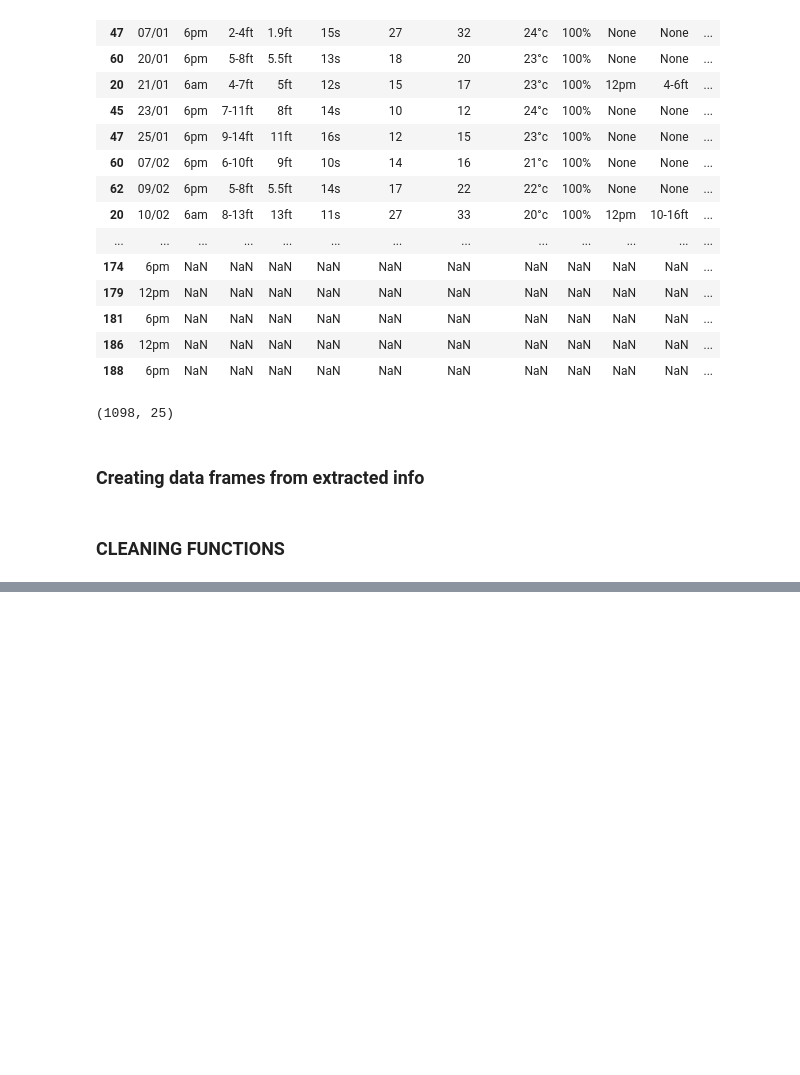
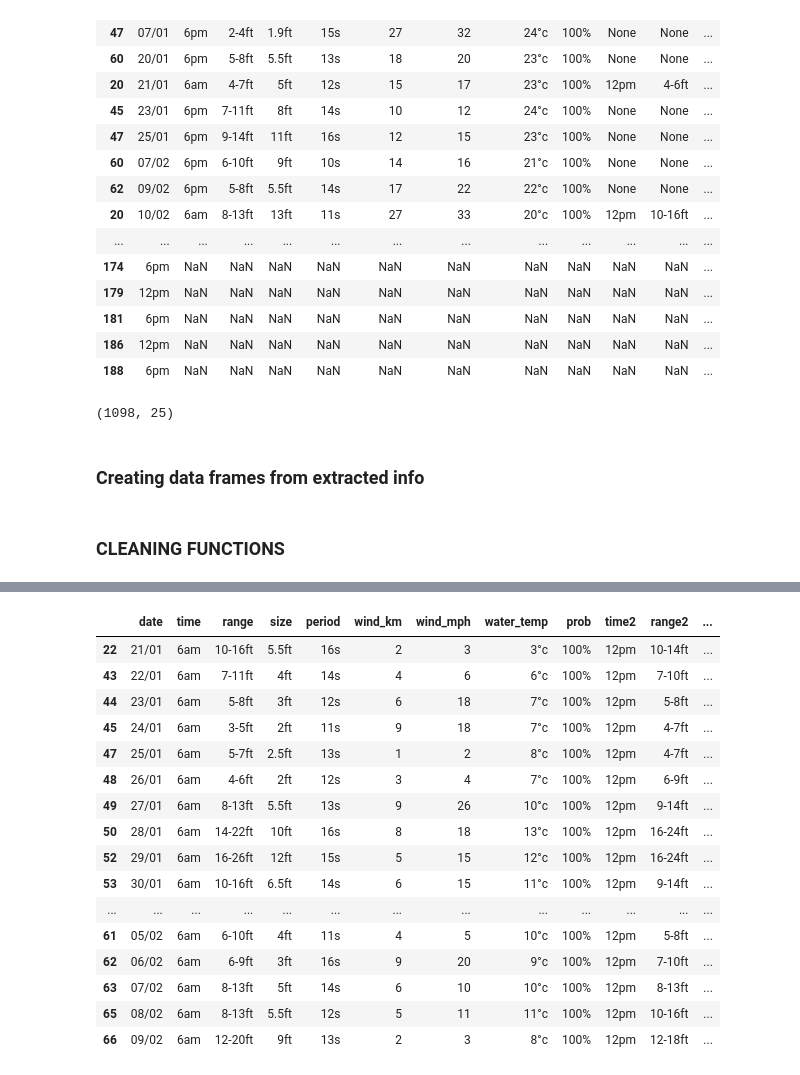
Before and after one commit to lukesmith194/SurfScanner, a Jupyter notebook: LUKE_Limpieza.ipynb, the cells around one changed output, grey strips where cells are left out. Cells and saved outputs as stored; diff of their text form; code cells hidden in the pictures; blank space fills up the shorter version.

```diff
--- a/LUKE_Limpieza.ipynb
+++ b/LUKE_Limpieza.ipynb
@@ -224,0 +292,20 @@ df_cleaner2
+# %%
+nazare_second
+# %% [output]
+|  | date | time | range | size | period | wind_km | wind_mph | water_temp | prob | time2 | range2 | ... |
+| 22 | 21/01 | 6am | 10-16ft | 5.5ft | 16s | 2 | 3 | 3°c | 100% | 12pm | 10-14ft | ... |
+| 43 | 22/01 | 6am | 7-11ft | 4ft | 14s | 4 | 6 | 6°c | 100% | 12pm | 7-10ft | ... |
+| 44 | 23/01 | 6am | 5-8ft | 3ft | 12s | 6 | 18 | 7°c | 100% | 12pm | 5-8ft | ... |
+| 45 | 24/01 | 6am | 3-5ft | 2ft | 11s | 9 | 18 | 7°c | 100% | 12pm | 4-7ft | ... |
+| 47 | 25/01 | 6am | 5-7ft | 2.5ft | 13s | 1 | 2 | 8°c | 100% | 12pm | 4-7ft | ... |
+| 48 | 26/01 | 6am | 4-6ft | 2ft | 12s | 3 | 4 | 7°c | 100% | 12pm | 6-9ft | ... |
+| 49 | 27/01 | 6am | 8-13ft | 5.5ft | 13s | 9 | 26 | 10°c | 100% | 12pm | 9-14ft | ... |
+| 50 | 28/01 | 6am | 14-22ft | 10ft | 16s | 8 | 18 | 13°c | 100% | 12pm | 16-24ft | ... |
+| 52 | 29/01 | 6am | 16-26ft | 12ft | 15s | 5 | 15 | 12°c | 100% | 12pm | 16-24ft | ... |
+| 53 | 30/01 | 6am | 10-16ft | 6.5ft | 14s | 6 | 15 | 11°c | 100% | 12pm | 9-14ft | ... |
+| ... | ... | ... | ... | ... | ... | ... | ... | ... | ... | ... | ... | ... |
+| 61 | 05/02 | 6am | 6-10ft | 4ft | 11s | 4 | 5 | 10°c | 100% | 12pm | 5-8ft | ... |
+| 62 | 06/02 | 6am | 6-9ft | 3ft | 16s | 9 | 20 | 9°c | 100% | 12pm | 7-10ft | ... |
+| 63 | 07/02 | 6am | 8-13ft | 5ft | 14s | 6 | 10 | 10°c | 100% | 12pm | 8-13ft | ... |
+| 65 | 08/02 | 6am | 8-13ft | 5.5ft | 12s | 5 | 11 | 11°c | 100% | 12pm | 10-16ft | ... |
+| 66 | 09/02 | 6am | 12-20ft | 9ft | 13s | 2 | 3 | 8°c | 100% | 12pm | 12-18ft | ... |
```
Also changed, not shown: parts of 24 cells of this notebook.
